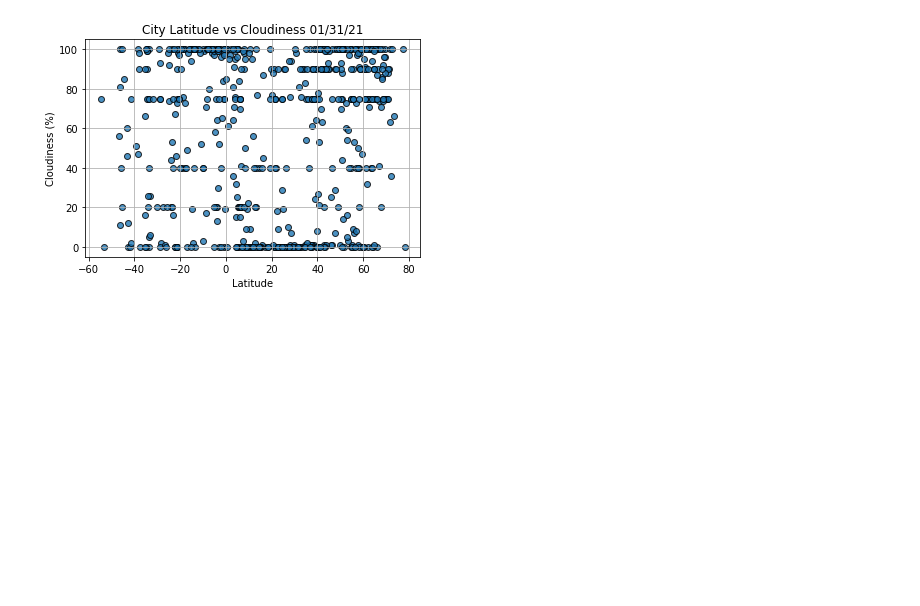
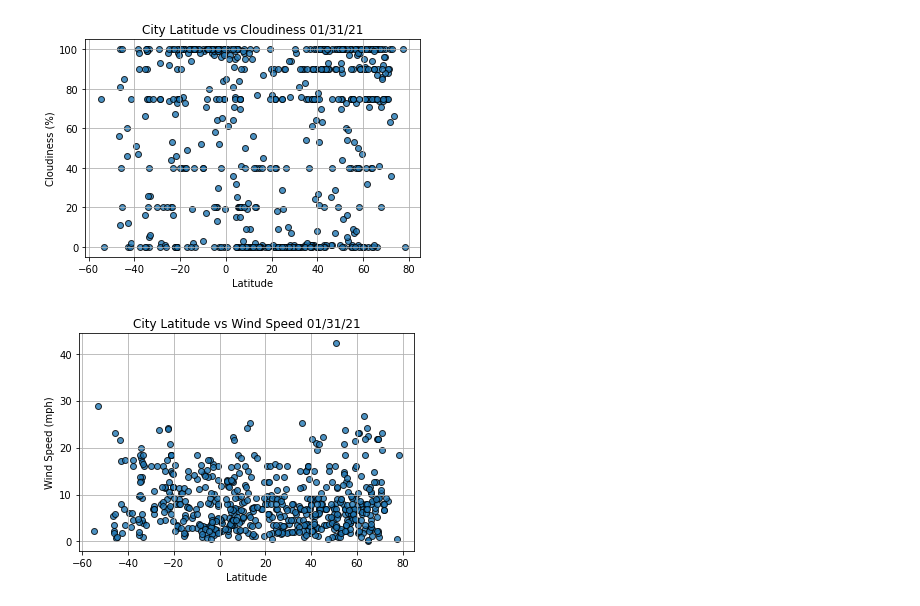
Before and after one commit to BrianForth/World_Weather_Analysis, a Jupyter notebook: WeatherPy.ipynb, the cells around one changed output. Saved outputs shown, nothing was run; the diff lists cells and outputs as text; code cells hidden in the pictures; blank space fills up the shorter version.

Commit message:
Added Latitude Plots

```diff
--- a/WeatherPy.ipynb
+++ b/WeatherPy.ipynb
@@ -217,15 +217,17 @@ plt.show()
 # %%
 # Build scatter plot lat vs Max temp
 plt.scatter(lats, wind_speed, edgecolor="black", linewidths=1, marker="o", alpha=0.8, label='Cities')
 
 # Incorporate other graph proprperties
 plt.title(f"City Latitude vs Wind Speed " + time.strftime("%x"))
-plt.ylabel("Cloudiness ()")
+plt.ylabel("Wind Speed (mph)")
 plt.xlabel("Latitude")
 plt.grid(True)
 
 # Save figure
-plt.savefig("weather_data/Fig3.png")
+plt.savefig("weather_data/Fig4.png")
 
 # Show plot
 plt.show()
+# %% [output]
+[figure, added]
```
